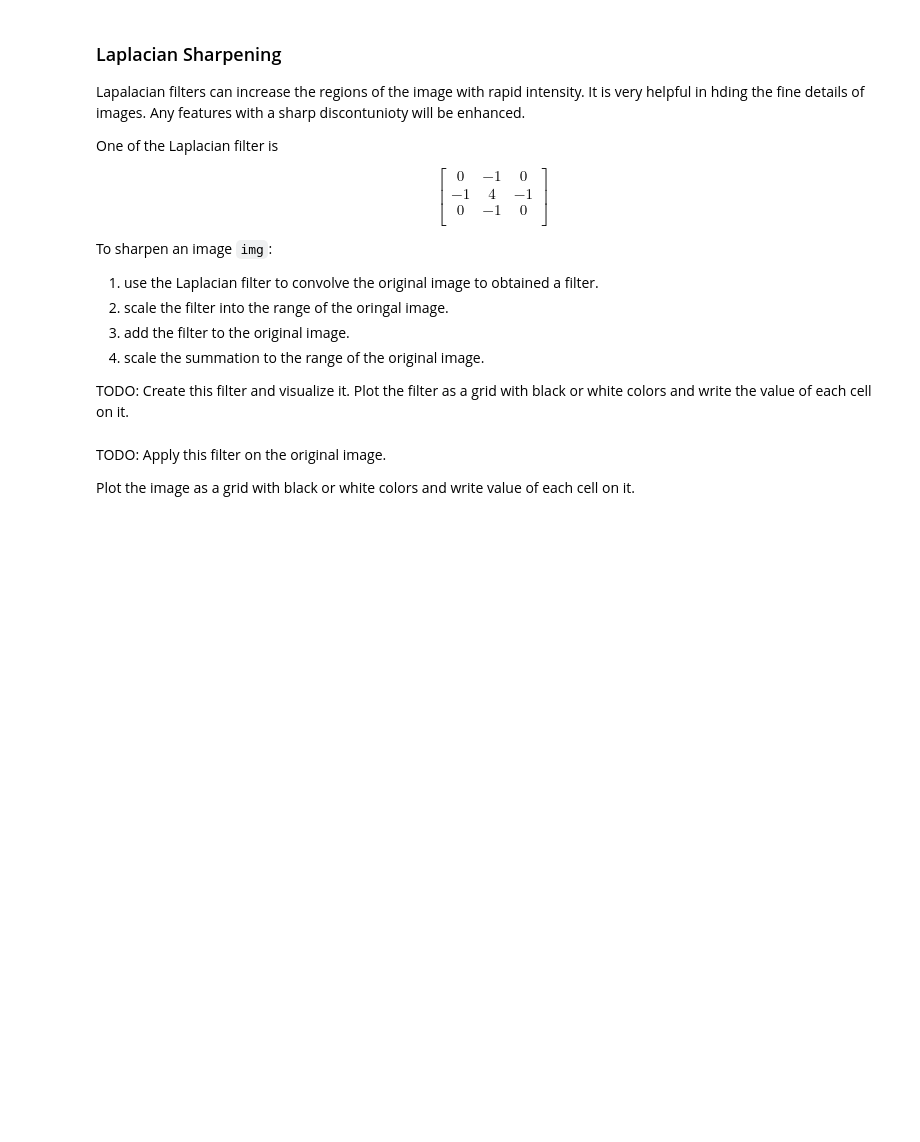
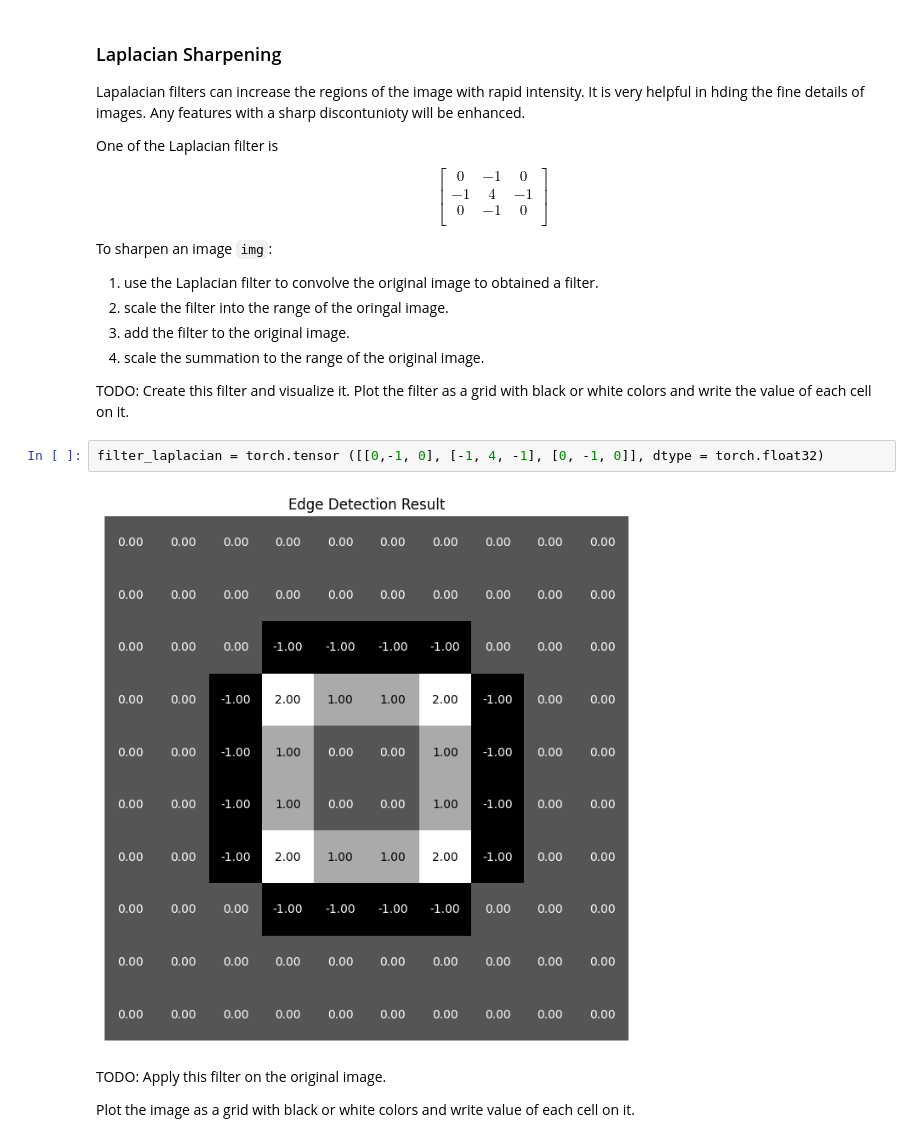
Before and after one commit to HARINI-RadheyKrishna/Machine_Learning, a Jupyter notebook: EE599_ML_Systems_HW2.ipynb, the cells around one changed output. Saved outputs shown, nothing was run; the diff lists cells and outputs as text; blank space fills up the shorter version.

```diff
--- a/EE599_ML_Systems_HW2.ipynb
+++ b/EE599_ML_Systems_HW2.ipynb
@@ -298,6 +306,10 @@
 
 
 TODO: Create this filter and visualize it. Plot the filter as a grid with black or white colors and write the value of each cell on it.
+# %%
+filter_laplacian = torch.tensor ([[0,-1, 0], [-1, 4, -1], [0, -1, 0]], dtype = torch.float32)
+# %% [output]
+[figure, added]
 # %% [markdown]
 TODO: Apply this filter on the original image.
 
```
Also changed, not shown: parts of 10 cells of this notebook.
